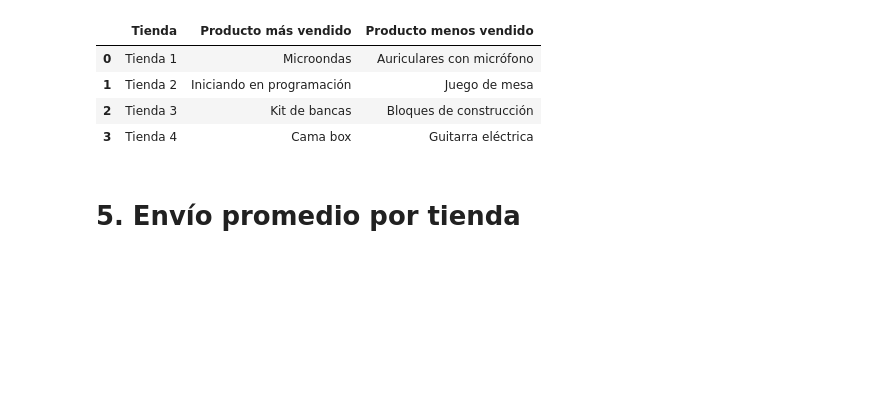
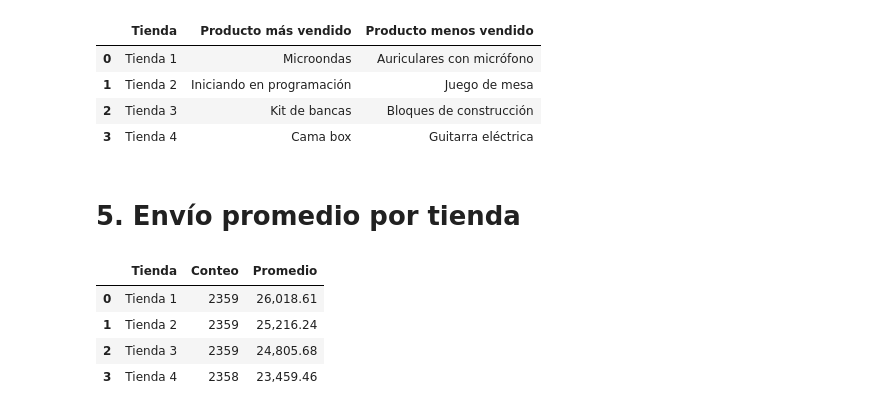
Before and after one commit to angelesGladin/challenge-data-science, a Jupyter notebook: AluraStoreLatam.ipynb, the cells around one changed output. Saved outputs shown, nothing was run; the diff lists cells and outputs as text; code cells hidden in the pictures; blank space fills up the shorter version.

```diff
--- a/AluraStoreLatam.ipynb
+++ b/AluraStoreLatam.ipynb
@@ -221,3 +222,26 @@ productos_mas_menos_vendidos
 | 3 | Tienda 4 | Cama box | Guitarra eléctrica |
 # %% [markdown]
 # 5. Envío promedio por tienda
+# %%
+#función para calcular promedio del envío de cada tienda
+def promedio_tienda_envio(df, nombre_tienda):
+    contador_envio = len(df)
+    suma_promedio_envio = df['Costo de envío'].sum()/contador_envio
+    return pd.DataFrame({'Tienda': [nombre_tienda], 'Conteo' : [contador_envio], 'Promedio' : [suma_promedio_envio]})
+
+#Aplicación de la función a todas las tiendas
+
+e1 = promedio_tienda_envio(tienda, 'Tienda 1')
+e2 = promedio_tienda_envio(tienda2, 'Tienda 2')
+e3 = promedio_tienda_envio(tienda3, 'Tienda 3')
+e4 = promedio_tienda_envio(tienda4, 'Tienda 4')
+
+#concatenación
+promedio_envios = pd.concat([e1, e2, e3, e4], ignore_index=True)
+promedio_envios
+# %% [output]
+|  | Tienda | Conteo | Promedio |
+| 0 | Tienda 1 | 2359 | 26,018.61 |
+| 1 | Tienda 2 | 2359 | 25,216.24 |
+| 2 | Tienda 3 | 2359 | 24,805.68 |
+| 3 | Tienda 4 | 2358 | 23,459.46 |
```
Also changed, not shown: parts of 6 cells of this notebook.
